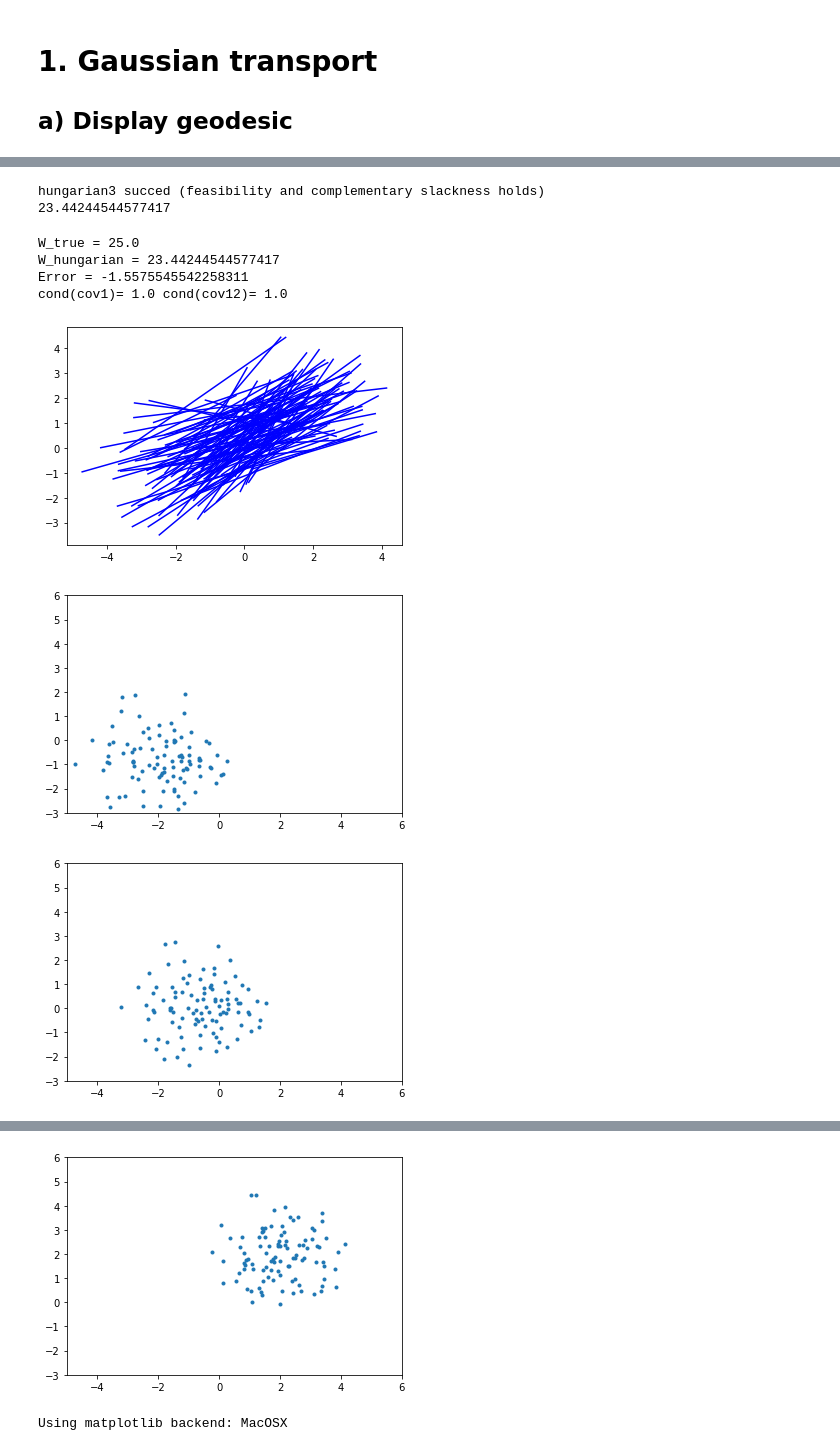
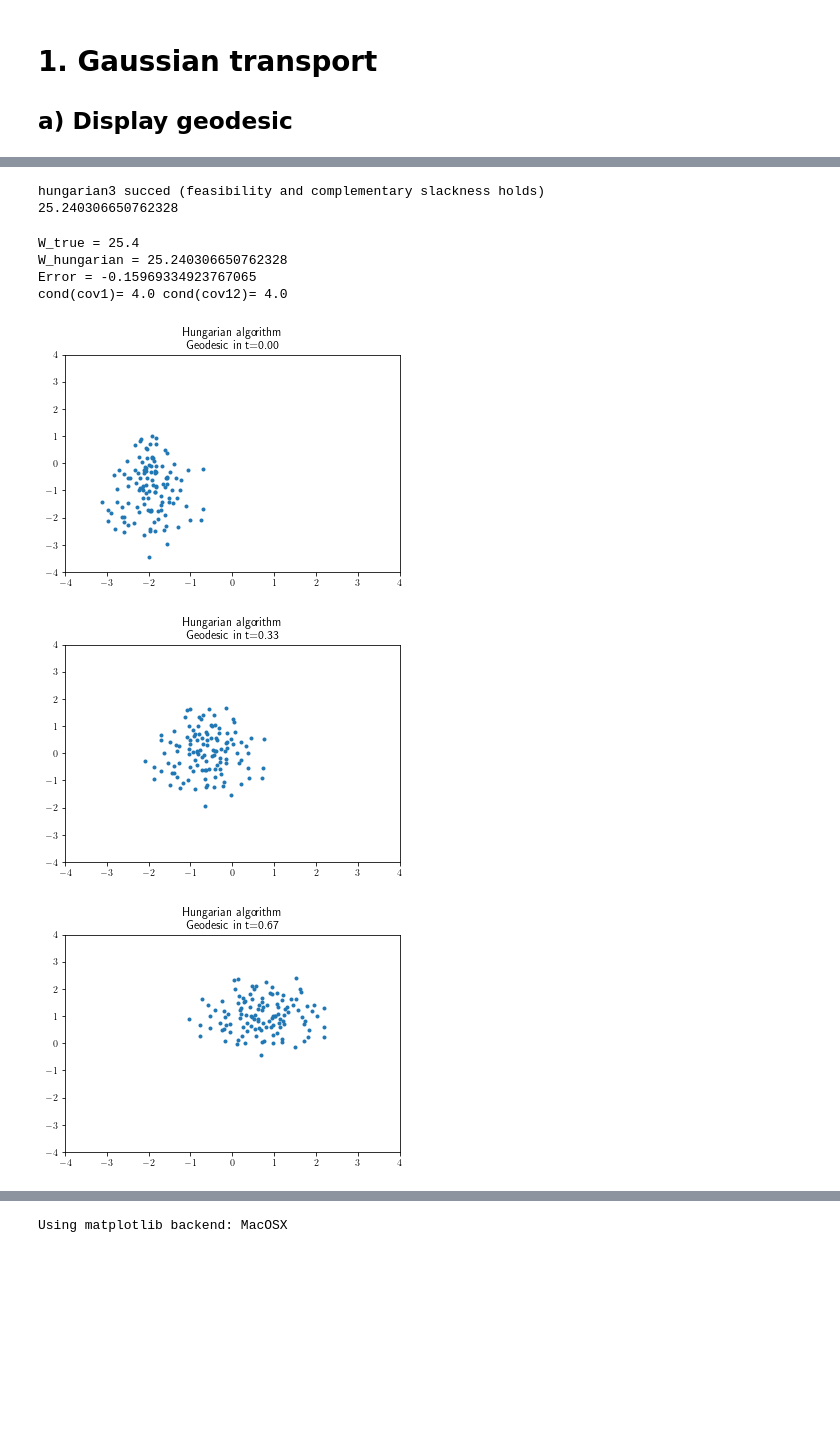
Before and after one commit to Benoit-Muller/Computational-Optimal-Transport, a Jupyter notebook: hungarian_analysis.ipynb, the cells around one changed output, grey strips where cells are left out. Saved outputs shown, nothing was run; the diff lists cells and outputs as text; code cells hidden in the pictures; blank space fills up the shorter version.

```diff
--- a/hungarian_analysis.ipynb
+++ b/hungarian_analysis.ipynb
@@ -20,20 +23,20 @@ from transport import (gaussian_transport,
 %matplotlib inline
 rng = np.random.default_rng(1234)
 d = 2
-n=100
+n=120
 if d==2:
     mean1, mean2 = np.array([-2,-1]), np.array([2,2])
 else:
     mean1, mean2 = rng.normal(size=d), rng.normal(size=d)
-cov1, cov2 = np.eye(d), np.eye(d)
+cov1, cov2 = 0.2*np.diag([1,4]), 0.2*np.diag([4,1])
 
 transport, W_true = gaussian_transport(mean1, cov1, mean2, cov2)
 mu, nu, C = gaussian_discreatization(mean1, cov1, mean2, cov2, n, rng)
 
 if d==2:
     plt.plot(mu[:,0],mu[:,1],'.')
-    plt.title("Gaussian discretization, cond(cov1)="+str(np.linalg.cond(cov1)))
     plt.plot(nu[:,0],nu[:,1],'.')
-    plt.title("Gaussian discretization, cond(cov2)="+str(np.linalg.cond(cov2)))
+    plt.title("Gaussian discretization")
+    plt.legend(["source $\mu$","target $\\nu$"])
     plt.savefig("graphics/hungarian_mu_nu.pdf")
 # %% [output]
@@ -41,33 +44,34 @@ if d==2:
 # %%
-row,x,phi,U,V, W_hungarian = hungarian3(C,tol=1e1)
+row,x,phi,U,V, W_hungarian = hungarian3(C)
 print(W_hungarian)
 # %% [output]
 hungarian3 succed (feasibility and complementary slackness holds)
-23.44244544577417
+25.240306650762328
 # %%
 row = row.astype(np.int16)
 print("W_true =",W_true)
 #transported_mu = np.array([transport(mu[:,i] for i in range(n))]).T
 #W_true_discretized = np.sum((mu[:,np.newaxis,:] - transported_mu)**2, axis=2) / n
 print("W_hungarian =",W_hungarian)
 print("Error =",W_hungarian-W_true)
 print("cond(cov1)=",np.linalg.cond(cov1),"cond(cov12)=",np.linalg.cond(cov2))
 
 if d==2:
-    plt.plot([mu[:,0],nu[row,0]],[mu[:,1],nu[row,1]],'blue')
+    #plt.plot([mu[:,0],nu[row,0]],[mu[:,1],nu[row,1]],'blue')
     for i,t in enumerate(np.linspace(0,1,4)):
         plt.figure()
         xx = (1-t)*mu[:,0] + t*nu[phi,0]
         yy = (1-t)*mu[:,1] + t*nu[phi,1]
-        plt.xlim((-5,6))
-        plt.ylim((-3,6))
-        plt.plot(xx,yy,'.')
-        plt.savefig("graphics/hungarian_geodesic"+str(i)+".pdf")
+        plt.xlim((-4,4))
+        plt.ylim((-4,4))
+        plt.plot(xx,yy,".")
+        plt.title(f"Hungarian algorithm \n Geodesic in t={t:.2f}")
+        plt.savefig(f"graphics/hungarian_geodesic{i:d}.pdf")
 # %% [output]
-W_true = 25.0
-W_hungarian = 23.44244544577417
-Error = -1.5575545542258311
-cond(cov1)= 1.0 cond(cov12)= 1.0
+W_true = 25.4
+W_hungarian = 25.240306650762328
+Error = -0.15969334923767065
+cond(cov1)= 4.0 cond(cov12)= 4.0
-[figure, old version]
+[figure, new version]
-[figure, old version]
+[figure, new version]
-[figure, old version]
+[figure, new version]
@@ -75,4 +79,3 @@ cond(cov1)= 1.0 cond(cov12)= 1.0
-[figure, removed]
 # %%
 %matplotlib
 fig, (ax1,ax2) = plt.subplots(2)
```
Also changed, not shown: parts of 13 cells of this notebook, 14 other files.
